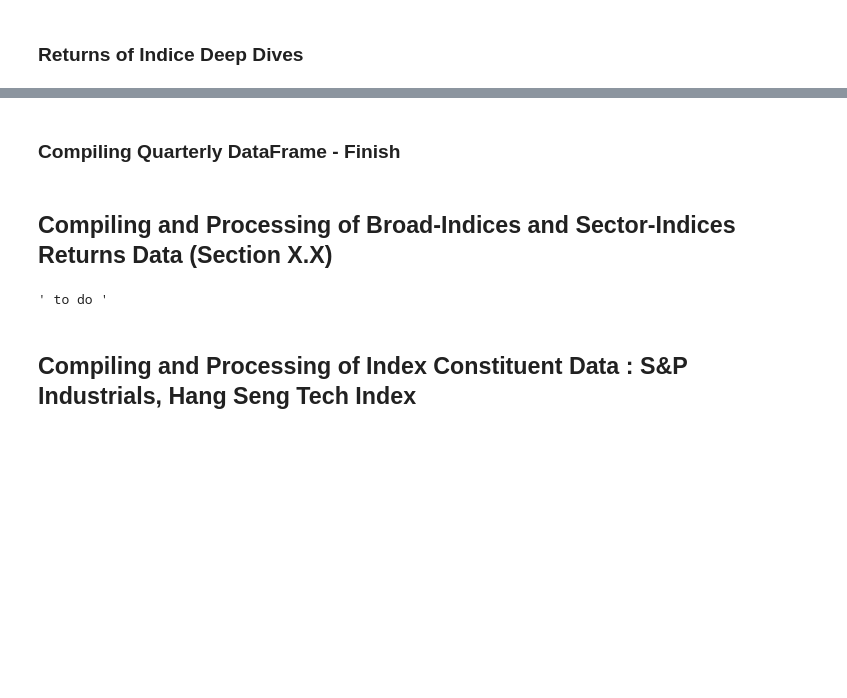
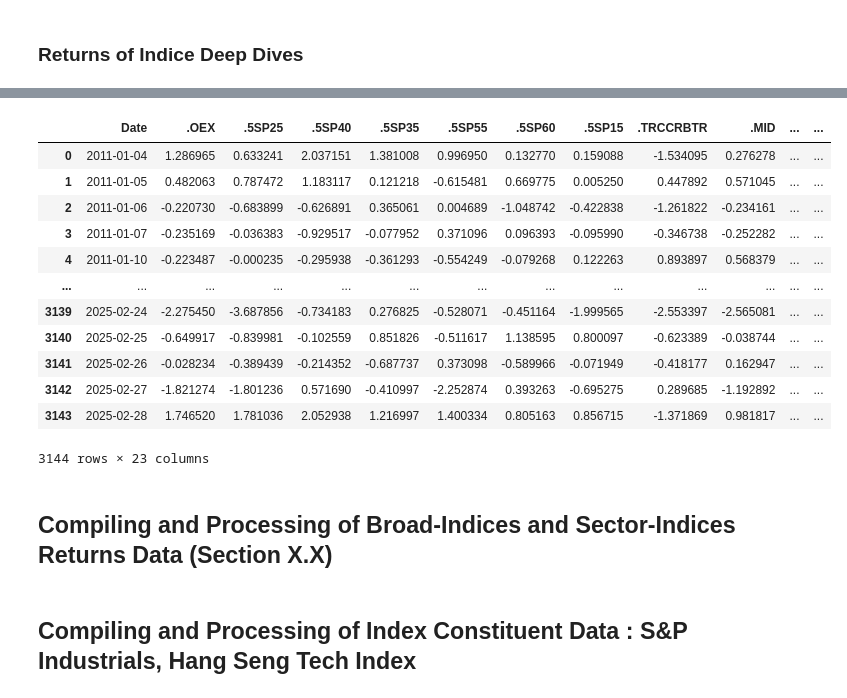
Before and after one commit to Pj-354/Python-Notebooks--Mine-, a Jupyter notebook: Dispersion/GARCH MIDAS/DCC MIDAS/_Data_Collection.ipynb, the cells around one changed output, grey strips where cells are left out. Cells and saved outputs as stored; diff of their text form; code cells hidden in the pictures; blank space fills up the shorter version.

```diff
--- a/Dispersion/GARCH MIDAS/DCC MIDAS/_Data_Collection.ipynb
+++ b/Dispersion/GARCH MIDAS/DCC MIDAS/_Data_Collection.ipynb
@@ -949,2 +734,0 @@ Monthly = Monthly.ffill().loc['2005-02':]
-# %% [markdown]
-### Compiling Quarterly DataFrame - Finish
@@ -995,14 +735,37 @@ Quarterly.to_csv('Quarterly.csv')
+# %%
+pd.read_csv('Returns - Index - RV - US Sectors.csv')
+# %% [output]
+|  | Date | .OEX | .5SP25 | .5SP40 | .5SP35 | .5SP55 | .5SP60 | .5SP15 | .TRCCRBTR | .MID | ... | ... |
+| 0 | 2011-01-04 | 1.286965 | 0.633241 | 2.037151 | 1.381008 | 0.996950 | 0.132770 | 0.159088 | -1.534095 | 0.276278 | ... | ... |
+| 1 | 2011-01-05 | 0.482063 | 0.787472 | 1.183117 | 0.121218 | -0.615481 | 0.669775 | 0.005250 | 0.447892 | 0.571045 | ... | ... |
+| 2 | 2011-01-06 | -0.220730 | -0.683899 | -0.626891 | 0.365061 | 0.004689 | -1.048742 | -0.422838 | -1.261822 | -0.234161 | ... | ... |
+| 3 | 2011-01-07 | -0.235169 | -0.036383 | -0.929517 | -0.077952 | 0.371096 | 0.096393 | -0.095990 | -0.346738 | -0.252282 | ... | ... |
+| 4 | 2011-01-10 | -0.223487 | -0.000235 | -0.295938 | -0.361293 | -0.554249 | -0.079268 | 0.122263 | 0.893897 | 0.568379 | ... | ... |
+| ... | ... | ... | ... | ... | ... | ... | ... | ... | ... | ... | ... | ... |
+| 3139 | 2025-02-24 | -2.275450 | -3.687856 | -0.734183 | 0.276825 | -0.528071 | -0.451164 | -1.999565 | -2.553397 | -2.565081 | ... | ... |
+| 3140 | 2025-02-25 | -0.649917 | -0.839981 | -0.102559 | 0.851826 | -0.511617 | 1.138595 | 0.800097 | -0.623389 | -0.038744 | ... | ... |
+| 3141 | 2025-02-26 | -0.028234 | -0.389439 | -0.214352 | -0.687737 | 0.373098 | -0.589966 | -0.071949 | -0.418177 | 0.162947 | ... | ... |
+| 3142 | 2025-02-27 | -1.821274 | -1.801236 | 0.571690 | -0.410997 | -2.252874 | 0.393263 | -0.695275 | 0.289685 | -1.192892 | ... | ... |
+| 3143 | 2025-02-28 | 1.746520 | 1.781036 | 2.052938 | 1.216997 | 1.400334 | 0.805163 | 0.856715 | -1.371869 | 0.981817 | ... | ... |
+3144 rows × 23 columns
 # %% [markdown]
 ## Compiling and Processing of Broad-Indices and Sector-Indices Returns Data (Section X.X)
 # %%
-US_indices = pd.read_csv('US_Indices_2005_2025.csv', index_col = [0], parse_dates = True)
+US_Indices_Returns = pd.read_csv('Returns - Index - Major US Indices.csv', index_col = [0], parse_dates = True)
+Sector_Indices_Returns = pd.read_csv('Returns - Index - US Sectors.csv', index_col = [0], parse_dates = True)
+# Refine window of insample testing
+US_Indices_Returns = US_Indices_Returns.loc['2009-12':'2025-03-01']
+Sector_Indices_Returns= Sector_Indices_Returns.loc['2009-12':'2025-03-01']
+US_Indices_Returns.to_csv('Returns - Index - Major US Indices 2010-2025.csv')
+Sector_Indices_Returns.to_csv('Returns - Index - US Sector Indices 2010-2025.csv')
 
-#Creating DF with log returns and squared returns
-US_indices_rets = np.log( US_indices / US_indices.shift()).dropna() * 100
-US_indices_squared_rets = US_indices_rets ** 2
-US_indices_returns_df = US_indices_rets.merge(right = US_indices_squared_rets, how = 'outer', suffixes=('', ' squared'), left_index=True, right_index=True)
+# Use average squared returns as realized vol
+Squared_Rets = US_Indices_Returns.loc[:, ['.DJI', '.IXIC', '.INX', '.NDX', '.SPX', '.SPSUPX', '.GSPTSE']] ** 2
+Squared_Rets.index = Squared_Rets.index.to_period('D')
+Squared_Rets = Squared_Rets.resample('M').mean()
+Squared_Rets.loc['2010':].to_csv('Realized Volatility - Major US Indices.csv')
 
-#Creating Rolling Volatility (Realized)
-''' to do '''
+Sector_Squared_Rets  = Sector_Indices_Returns.loc[:, ['.OEX', '.5SP25', '.5SP40', '.5SP35', '.5SP55', '.5SP60', '.5SP15','.TRCCRBTR', '.MID', '.SPCY', '.SPCDNX']] ** 2
+Sector_Squared_Rets.index = Sector_Squared_Rets.index.to_period('D')
+Sector_Squared_Rets = Sector_Squared_Rets.resample('M').mean()
+Sector_Squared_Rets.loc['2010':].to_csv('Realized Volatility - Sector Indices.csv')
-# %% [output]
-' to do '
```
Also changed, not shown: parts of 39 cells of this notebook, 8 other files.
